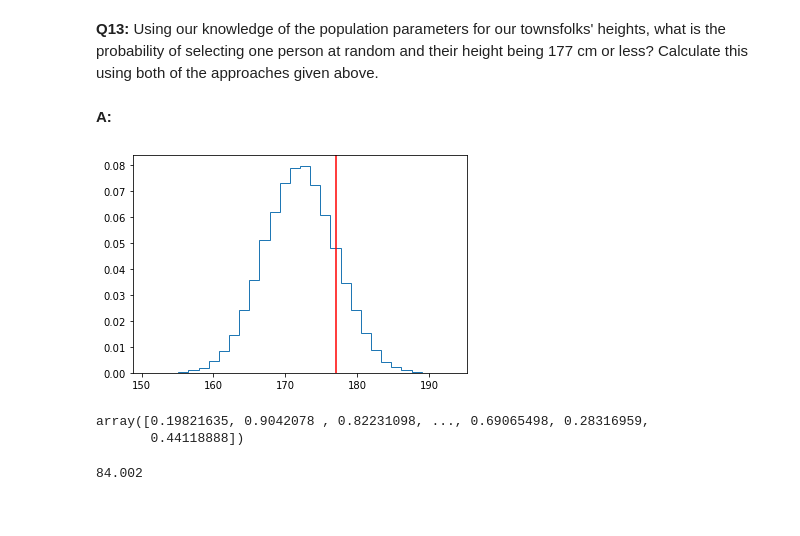
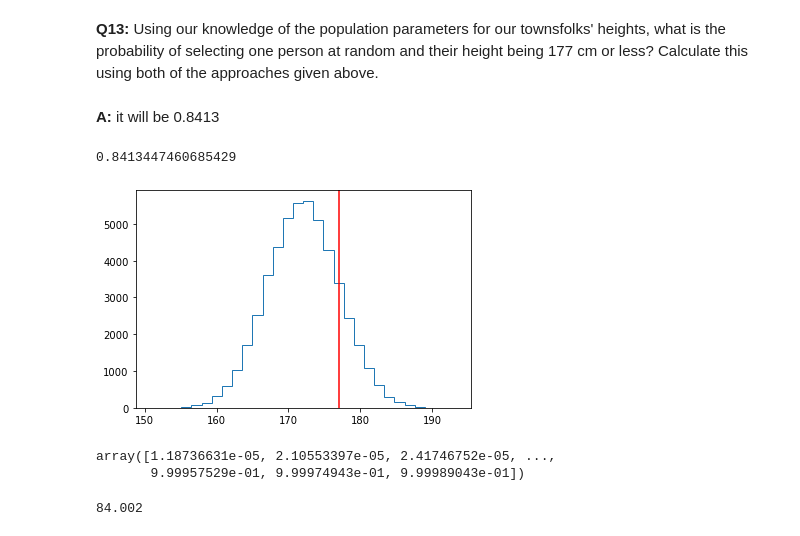
Before and after one commit to charsh12/DS-Career-Track, a Jupyter notebook: Unit 11/Case Study/Frequentist Case Study/Frequentist Inference Case Study - Part A (3).ipynb, the cells around one changed output. Cells and saved outputs as stored; diff of their text form; code cells hidden in the pictures.

```diff
--- a/Unit 11/Case Study/Frequentist Case Study/Frequentist Inference Case Study - Part A (3).ipynb
+++ b/Unit 11/Case Study/Frequentist Case Study/Frequentist Inference Case Study - Part A (3).ipynb
@@ -273,19 +270,23 @@ norm.cdf(1)
 0.8413447460685429
 # %% [markdown]
 __Q13:__ Using our knowledge of the population parameters for our townsfolks' heights, what is the probability of selecting one person at random and their height being 177 cm or less? Calculate this using both of the approaches given above.
-# %% [markdown]
-__A:__
+# %% [markdown]
+__A:__ it will be 0.8413
+# %%
+norm.cdf(177, 172,5)
+# %% [output]
+0.8413447460685429
 # %%
 fig, ax = plt.subplots(1, 1)
-_ = ax.hist(pop_heights,  density=True, bins=30, histtype='step')
+_ = ax.hist(pop_heights, bins=30, histtype='step')
 _ = ax.axvline(177, color='r')
 # %% [output]
-[figure, old version]
+[figure, new version]
 # %%
-norm.cdf(pop_heights, loc=172, scale=5)
+np.sort(norm.cdf(pop_heights, loc=172, scale=5))
 # %% [output]
-array([0.19821635, 0.9042078 , 0.82231098, ..., 0.69065498, 0.28316959,
-       0.44118888])
+array([1.18736631e-05, 2.10553397e-05, 2.41746752e-05, ...,
+       9.99957529e-01, 9.99974943e-01, 9.99989043e-01])
 # %%
 import scipy.stats as stats
 
```
Also changed, not shown: parts of 3 cells of this notebook.
